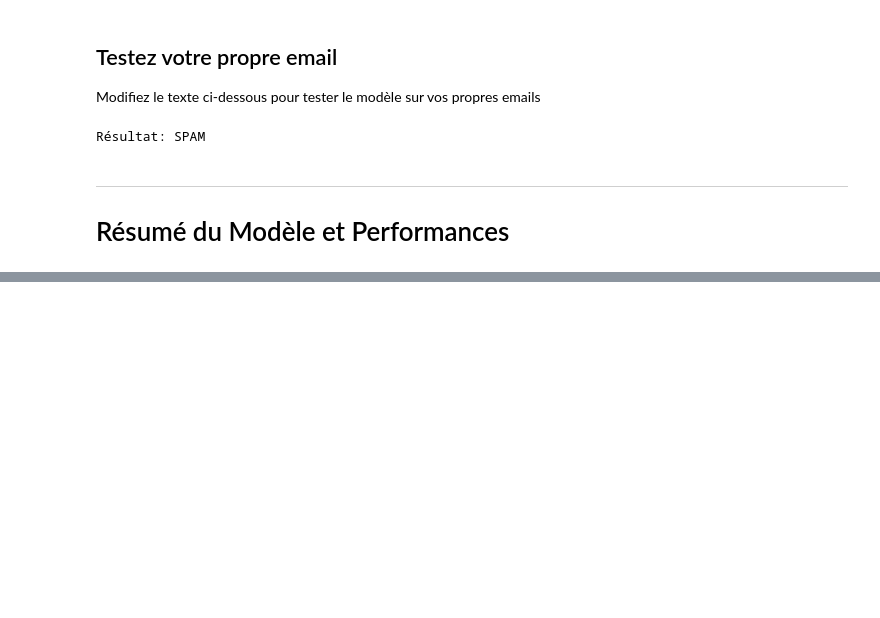
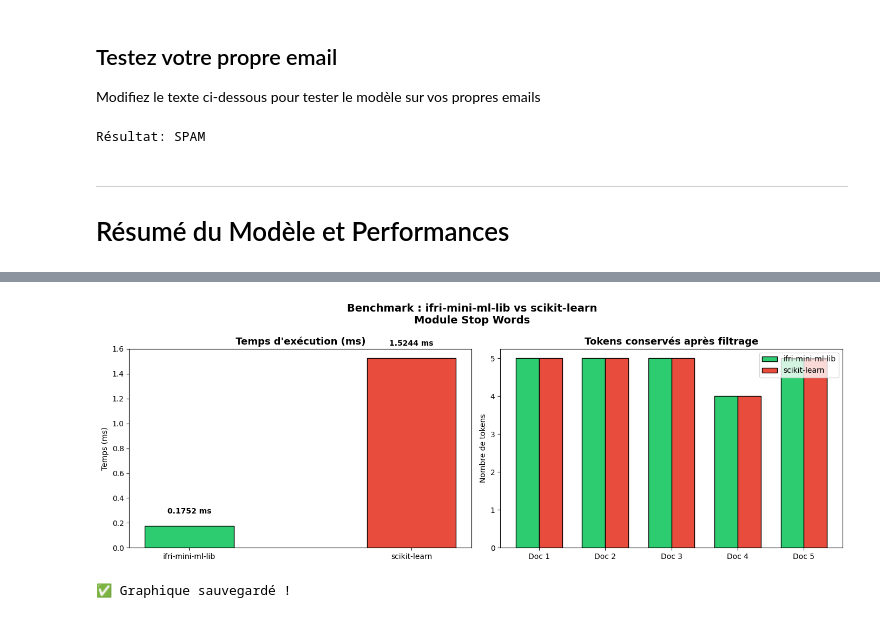
Before and after one commit to IFRI-AI-Classes/ifri_mini_ml_lib, a Jupyter notebook: notebooks/nlp/nlp.ipynb, the cells around one changed output, grey strips where cells are left out. Drawn from its saved outputs; the diff is of its cells as text; code cells hidden in the pictures; blank space fills up the shorter version.

Commit message:
ajout benchmark stop words + restructuration notebook

```diff
--- a/notebooks/nlp/nlp.ipynb
+++ b/notebooks/nlp/nlp.ipynb
@@ -536,0 +646,57 @@ print("\n" + "="*80)
+# %%
+# ============================================================
+# BENCHMARK 3 : Visualisation graphique
+# ============================================================
+
+import matplotlib.pyplot as plt
+
+# Données
+librairies = ["ifri-mini-ml-lib", "scikit-learn"]
+temps = [time_ifri * 1000, time_sklearn * 1000]
+couleurs = ["#2ecc71", "#e74c3c"]
+
+# Graphique
+fig, axes = plt.subplots(1, 2, figsize=(14, 5))
+
+# --- Graphique 1 : Temps d'exécution ---
+bars = axes[0].bar(librairies, temps, color=couleurs, width=0.4, edgecolor="black")
+axes[0].set_title("Temps d'exécution (ms)", fontsize=13, fontweight="bold")
+axes[0].set_ylabel("Temps (ms)")
+for bar, t in zip(bars, temps):
+    axes[0].text(bar.get_x() + bar.get_width()/2, bar.get_height() + 0.1,
+                 f"{t:.4f} ms", ha="center", fontsize=10, fontweight="bold")
+
+# --- Graphique 2 : Tokens conservés ---
+docs_labels = [f"Doc {i+1}" for i in range(5)]
+tokens_ifri_counts = []
+tokens_sklearn_counts = []
+
+for doc in documents[:5]:
+    tokens = doc.split()
+    tokens_ifri_counts.append(len(remover_en.transform(tokens)))
+    tokens_sklearn_counts.append(
+        len([t for t in tokens if t.lower() in vectorizer_en.vocabulary_])
+    )
+
+x = range(len(docs_labels))
+width = 0.35
+axes[1].bar([i - width/2 for i in x], tokens_ifri_counts,
+            width=width, label="ifri-mini-ml-lib", color="#2ecc71", edgecolor="black")
+axes[1].bar([i + width/2 for i in x], tokens_sklearn_counts,
+            width=width, label="scikit-learn", color="#e74c3c", edgecolor="black")
+axes[1].set_title("Tokens conservés après filtrage", fontsize=13, fontweight="bold")
+axes[1].set_ylabel("Nombre de tokens")
+axes[1].set_xticks(list(x))
+axes[1].set_xticklabels(docs_labels)
+axes[1].legend()
+
+plt.suptitle("Benchmark : ifri-mini-ml-lib vs scikit-learn\nModule Stop Words",
+             fontsize=14, fontweight="bold")
+plt.tight_layout()
+plt.savefig("benchmark_stopwords.png", dpi=150, bbox_inches="tight")
+plt.show()
+
+print("✅ Graphique sauvegardé !")
+# %% [output]
+[figure, added]
+✅ Graphique sauvegardé !
```
Also changed, not shown: parts of 7 cells of this notebook, 1 other file.
